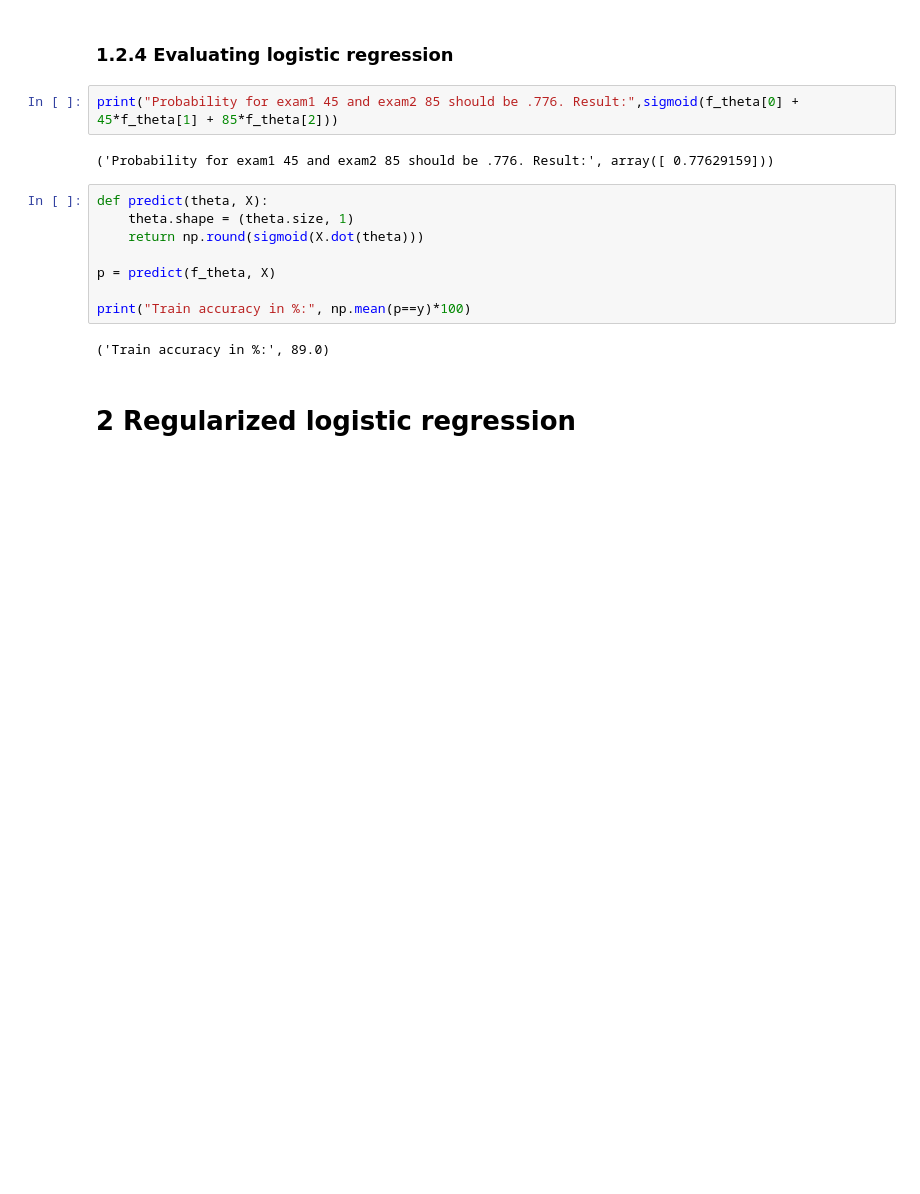
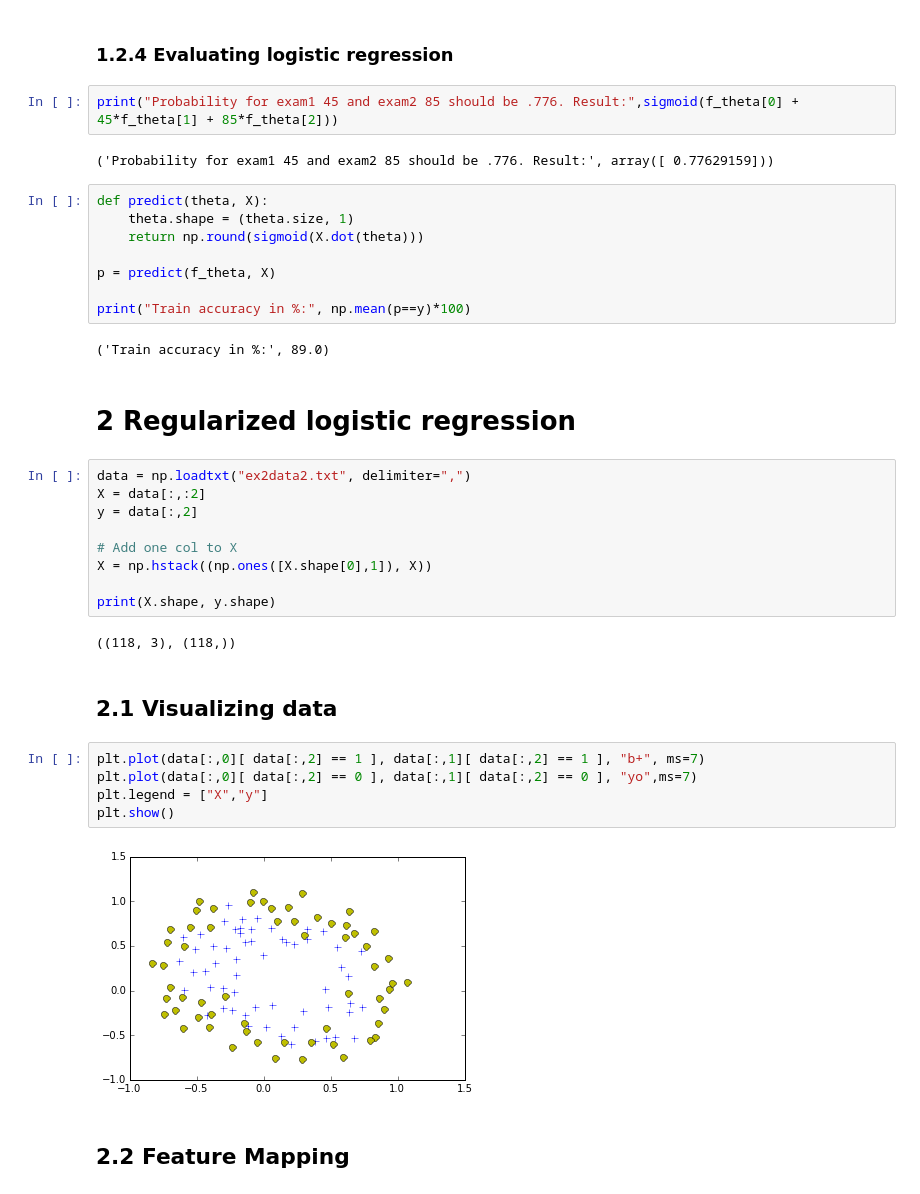
Before and after one commit to ayushedu/machineLearning_python, a Jupyter notebook: ex2/ex2.ipynb, the cells around one changed output. Saved outputs shown, nothing was run; the diff lists cells and outputs as text; blank space fills up the shorter version.

```diff
--- a/ex2/ex2.ipynb
+++ b/ex2/ex2.ipynb
@@ -116,3 +116,25 @@ print("Train accuracy in %:", np.mean(p==y)*100)
 ('Train accuracy in %:', 89.0)
 # %% [markdown]
 # 2 Regularized logistic regression
+# %%
+data = np.loadtxt("ex2data2.txt", delimiter=",")
+X = data[:,:2]
+y = data[:,2]
+
+# Add one col to X
+X = np.hstack((np.ones([X.shape[0],1]), X))
+
+print(X.shape, y.shape)
+# %% [output]
+((118, 3), (118,))
+# %% [markdown]
+## 2.1 Visualizing data
+# %%
+plt.plot(data[:,0][ data[:,2] == 1 ], data[:,1][ data[:,2] == 1 ], "b+", ms=7)
+plt.plot(data[:,0][ data[:,2] == 0 ], data[:,1][ data[:,2] == 0 ], "yo",ms=7)
+plt.legend = ["X","y"]
+plt.show()
+# %% [output]
+[figure, added]
+# %% [markdown]
+## 2.2 Feature Mapping
```
Also changed, not shown: parts of 1 cell of this notebook.
